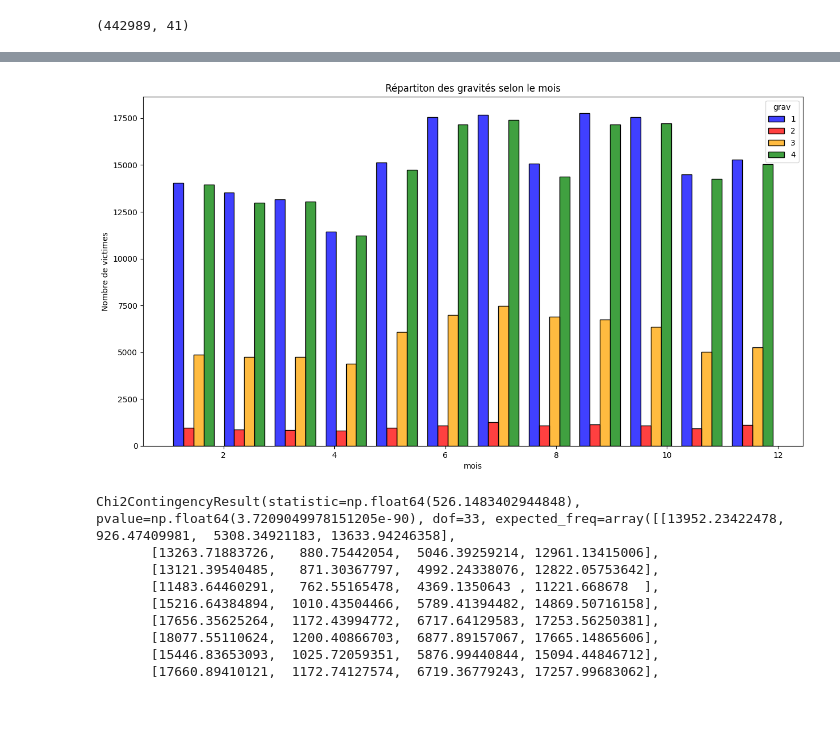
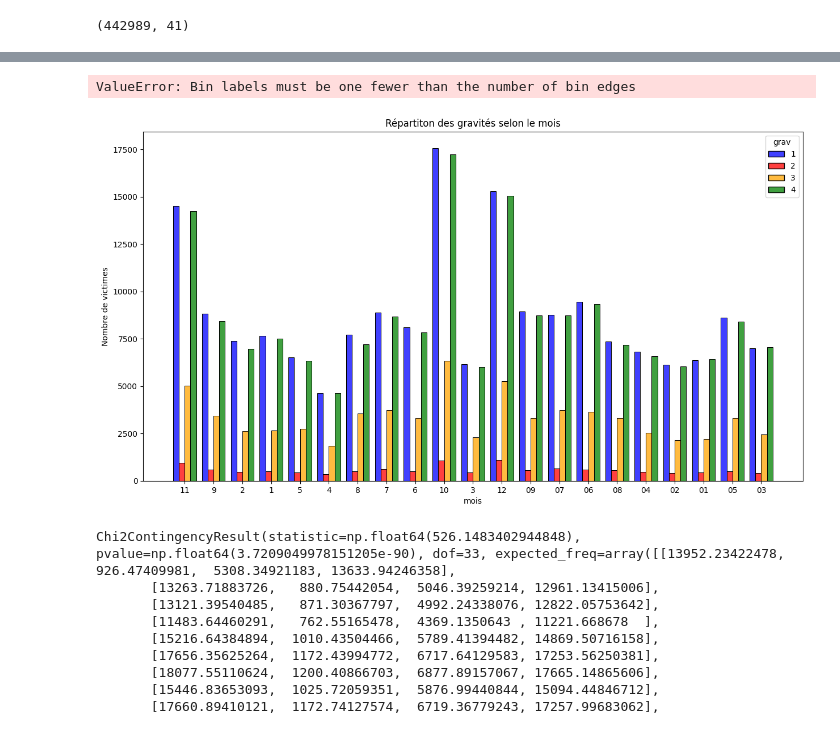
Before and after one commit to karatruc/Streamlit, a Jupyter notebook: Notebooks/Preprocessing/1.Traitements_Donnees.ipynb, the cells around one changed output, grey strips where cells are left out. Drawn from its saved outputs; the diff is of its cells as text; code cells hidden in the pictures.

Commit message:
traitements : ajout classe d'age

```diff
--- a/Notebooks/Preprocessing/1.Traitements_Donnees.ipynb
+++ b/Notebooks/Preprocessing/1.Traitements_Donnees.ipynb
@@ -144,5 +122,3 @@ df.drop(['senc'], axis = 1, inplace=True)
-# %%
-df.drop(['dep','com'], axis = 1, inplace=True)
 # %%
 df.shape
 # %% [output]
@@ -160,4 +130,20 @@ df[['lum', 'int', 'atm', 'col',  'circ', 'vosp', 'prof',
        'manv', 'motor', 'place', 'grav', 'sexe', 'trajet','nbv']] = df[['lum', 'int', 'atm', 'col',  'circ', 'vosp', 'prof',
        'plan', 'surf', 'infra', 'situ', 'vma', 'catv', 'obs', 'obsm', 'choc',
        'manv', 'motor', 'place', 'grav', 'sexe', 'trajet','nbv']].astype('int')
+# %%
+#recodage de la gravité : indice croissant
+"""
+Av => apr => label
+1 => 0 => Indemme
+4 => 1 => Blessé léger
+3 => 2 => Blessé hospitalisé
+2 => 3 => Tué
+"""
+
+df['grav']=df['grav'].replace({1:0})
+df['grav']=df['grav'].replace({4:1})
+
+df['grav']=df['grav'].replace({3:5})
+df['grav']=df['grav'].replace({2:3})
+df['grav']=df['grav'].replace({5:2})
 # %%
@@ -220,13 +197,21 @@ age
+# %%
+bins = [0,10,18,25,45,65,999]
+labels=[0,1,2,3,4,5,6]
+df['classe_age'] = pd.cut(df['age'], bins=bins, labels=labels, include_lowest=True)
+# %% [output]
+ValueError: Bin labels must be one fewer than the number of bin edges
+# %%
+df = df.drop('age', axis = 1)
 # %%
 plt.figure(figsize=(15,8))
 sns.color_palette("Paired")
-palette = ['blue','red','orange','green']
+palette = ['blue','green', 'orange','red']
 
-sns.histplot(data=df, x='mois',  hue='grav', palette=palette, multiple='dodge', bins = 12, shrink =.8)
+sns.histplot(data=df, x='mois',  hue='grav', palette=palette, multiple='dodge', shrink =.8, order = 'mois')
 plt.ylabel('Nombre de victimes')
 plt.title('Répartiton des gravités selon le mois');
 # %% [output]
-[figure, old version]
+[figure, new version]
 # %%
 chi2_contingency(pd.crosstab(df['mois'], df['grav']))
 # %% [output]
```
Also changed, not shown: parts of 37 cells of this notebook, 1 other file.
